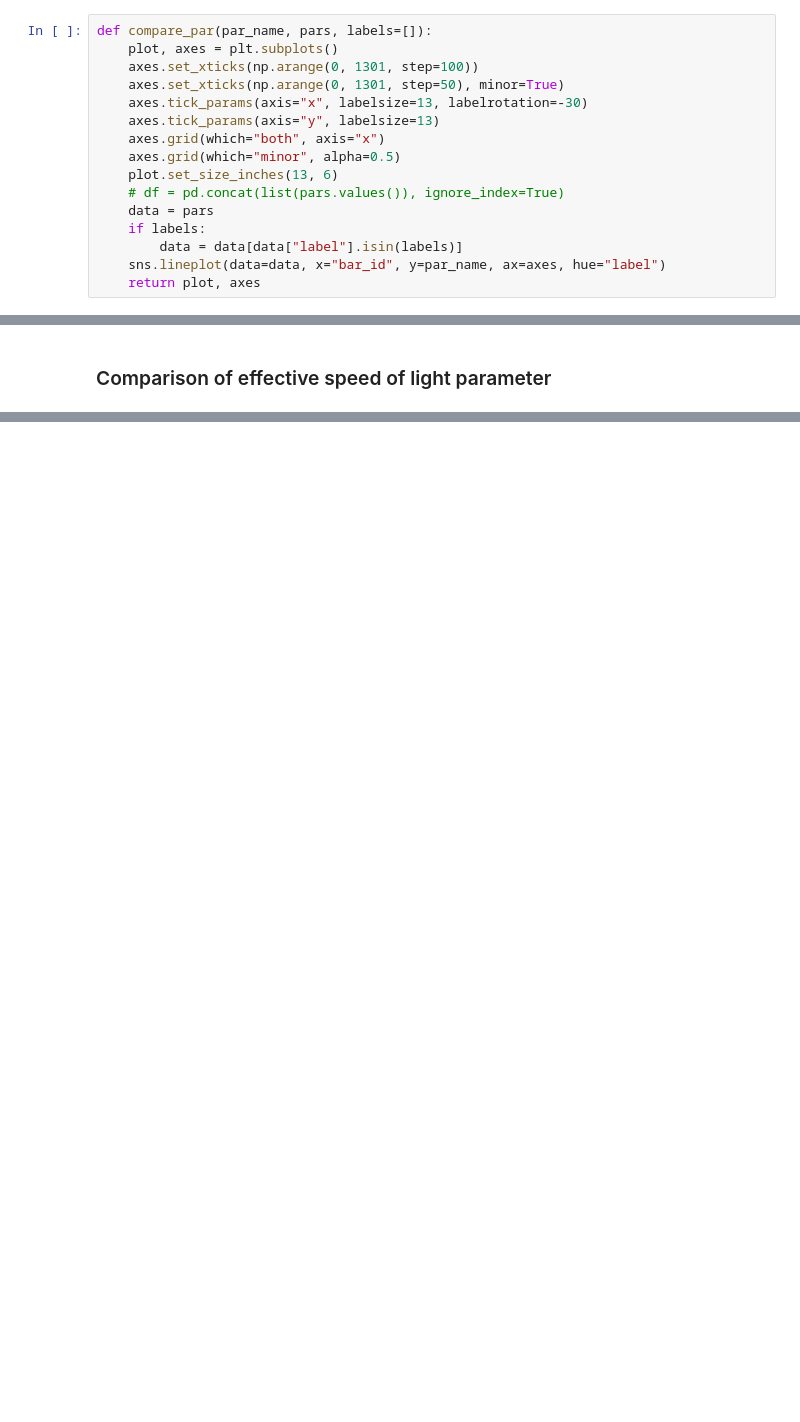
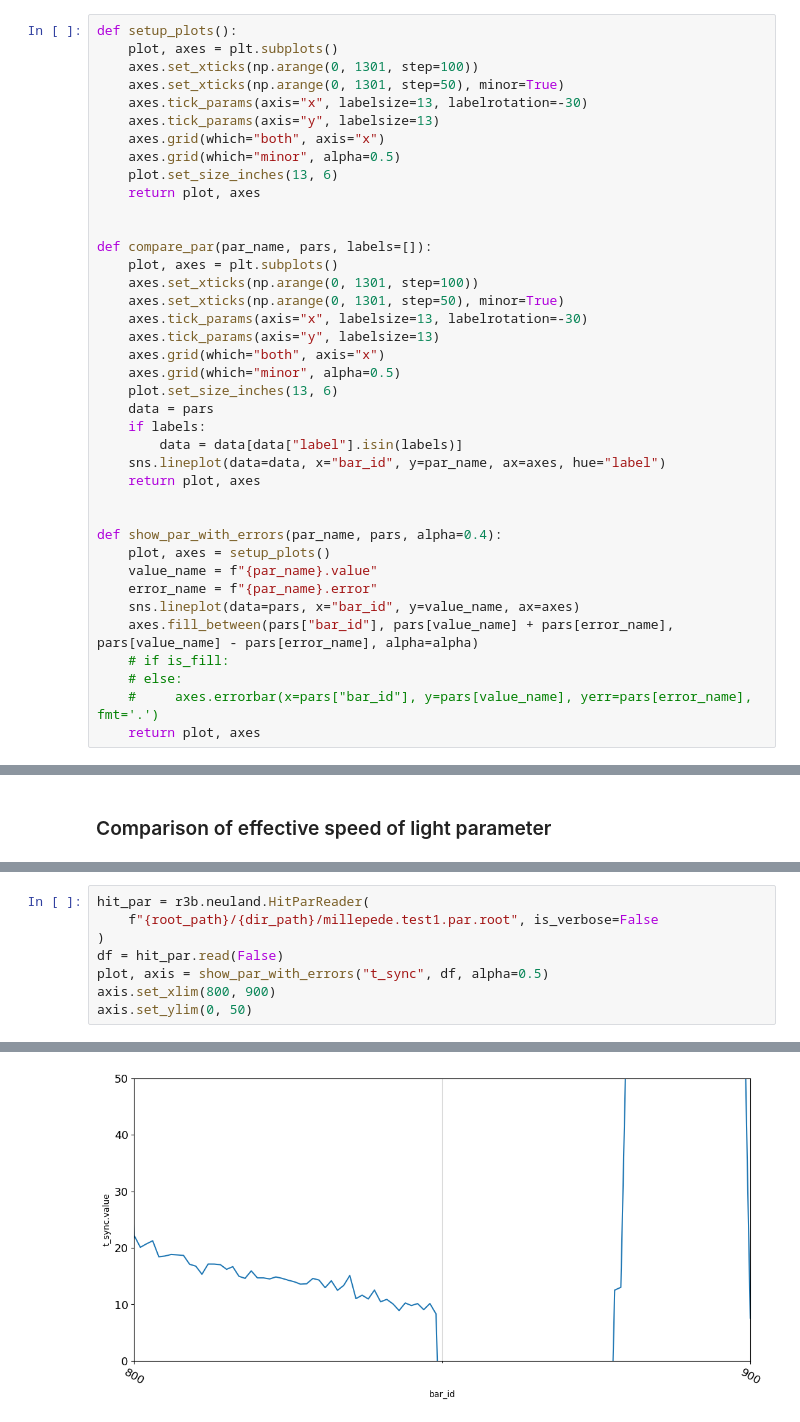
Before and after one commit to YanzhaoW/r3b_jupyter, a Jupyter notebook: meetings/R3B2025York/millepede_check.ipynb, the cells around one changed output, grey strips where cells are left out. Drawn from its saved outputs; the diff is of its cells as text; blank space fills up the shorter version.

```diff
--- a/meetings/R3B2025York/millepede_check.ipynb
+++ b/meetings/R3B2025York/millepede_check.ipynb
@@ -9,6 +9,18 @@ import seaborn as sns
 # %% [markdown]
 ### Helper function to compare parameters from different files
 # %%
+def setup_plots():
+    plot, axes = plt.subplots()
+    axes.set_xticks(np.arange(0, 1301, step=100))
+    axes.set_xticks(np.arange(0, 1301, step=50), minor=True)
+    axes.tick_params(axis="x", labelsize=13, labelrotation=-30)
+    axes.tick_params(axis="y", labelsize=13)
+    axes.grid(which="both", axis="x")
+    axes.grid(which="minor", alpha=0.5)
+    plot.set_size_inches(13, 6)
+    return plot, axes
+
+
 def compare_par(par_name, pars, labels=[]):
     plot, axes = plt.subplots()
     axes.set_xticks(np.arange(0, 1301, step=100))
@@ -18,12 +30,23 @@ def compare_par(par_name, pars, labels=[]):
     axes.grid(which="both", axis="x")
     axes.grid(which="minor", alpha=0.5)
     plot.set_size_inches(13, 6)
-    # df = pd.concat(list(pars.values()), ignore_index=True)
     data = pars
     if labels:
         data = data[data["label"].isin(labels)]
     sns.lineplot(data=data, x="bar_id", y=par_name, ax=axes, hue="label")
     return plot, axes
+
+
+def show_par_with_errors(par_name, pars, alpha=0.4):
+    plot, axes = setup_plots()
+    value_name = f"{par_name}.value"
+    error_name = f"{par_name}.error"
+    sns.lineplot(data=pars, x="bar_id", y=value_name, ax=axes)
+    axes.fill_between(pars["bar_id"], pars[value_name] + pars[error_name], pars[value_name] - pars[error_name], alpha=alpha)
+    # if is_fill:
+    # else:
+    #     axes.errorbar(x=pars["bar_id"], y=pars[value_name], yerr=pars[error_name], fmt='.')
+    return plot, axes
 # %% [markdown]
 ### Define parameter files with a unique label
 
@@ -125,0 +174,9 @@ plot, axes = compare_par("effective_speed.value", all_pars, plot_labels)
+# %%
+hit_par = r3b.neuland.HitParReader(
+    f"{root_path}/{dir_path}/millepede.test1.par.root", is_verbose=False
+)
+df = hit_par.read(False)
+plot, axis = show_par_with_errors("t_sync", df, alpha=0.5)
+axis.set_xlim(800, 900)
+axis.set_ylim(0, 50)
+# %% [output]
@@ -125,0 +184 @@ plot, axes = compare_par("effective_speed.value", all_pars, plot_labels)
+[figure, added]
```
Also changed, not shown: parts of 10 cells of this notebook.
